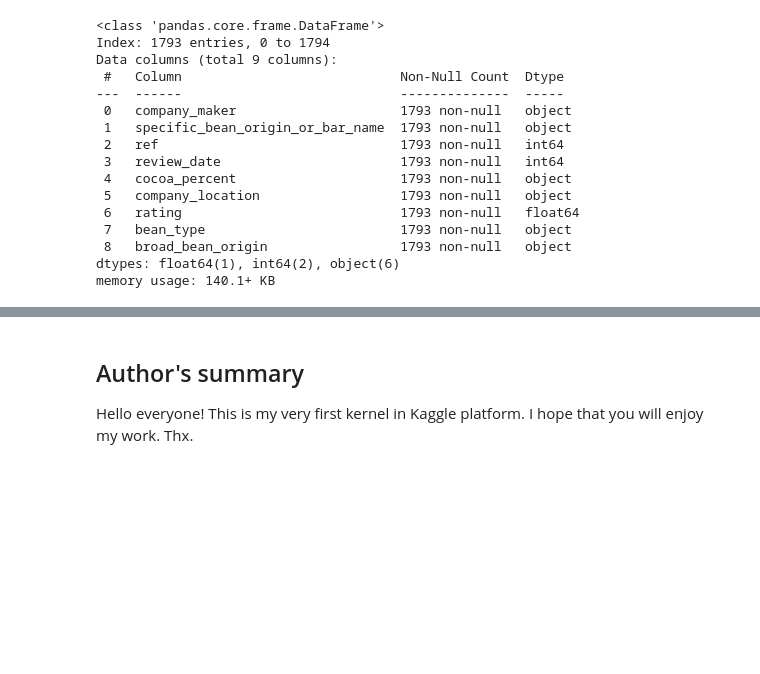
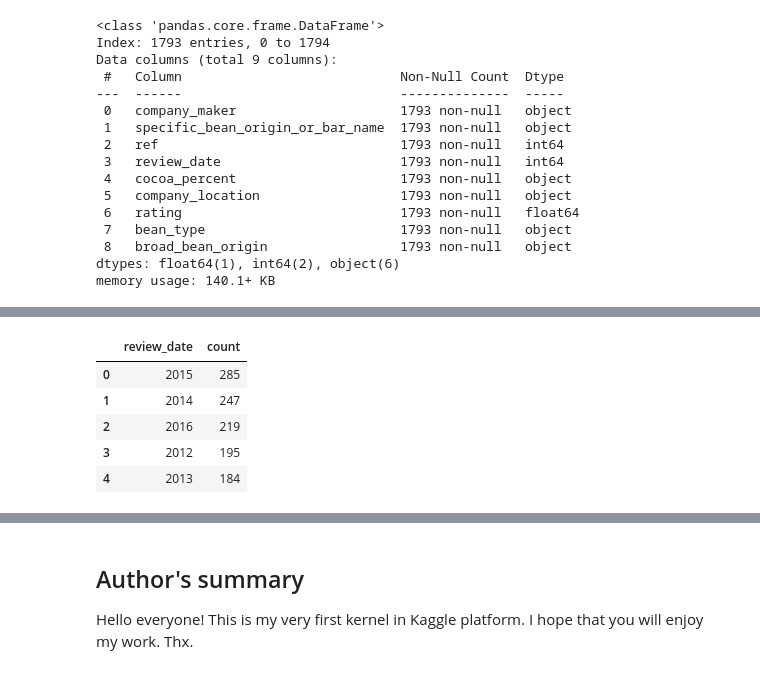
Before and after one commit to mmitry/project-1-group-02, a Jupyter notebook: eewimmer/chocolate_eewimmer.ipynb, the cells around one changed output, grey strips where cells are left out. Saved outputs shown, nothing was run; the diff lists cells and outputs as text; code cells hidden in the pictures; blank space fills up the shorter version.

```diff
--- a/eewimmer/chocolate_eewimmer.ipynb
+++ b/eewimmer/chocolate_eewimmer.ipynb
@@ -93,0 +176,12 @@ ch
+# %%
+#make that into a dateframe with counts
+reviews = chocolate['review_date'].value_counts().reset_index()
+reviews.columns = ['review_date', 'count']
+reviews.head()
+# %% [output]
+|  | review_date | count |
+| 0 | 2015 | 285 |
+| 1 | 2014 | 247 |
+| 2 | 2016 | 219 |
+| 3 | 2012 | 195 |
+| 4 | 2013 | 184 |
```
Also changed, not shown: parts of 8 cells of this notebook.
